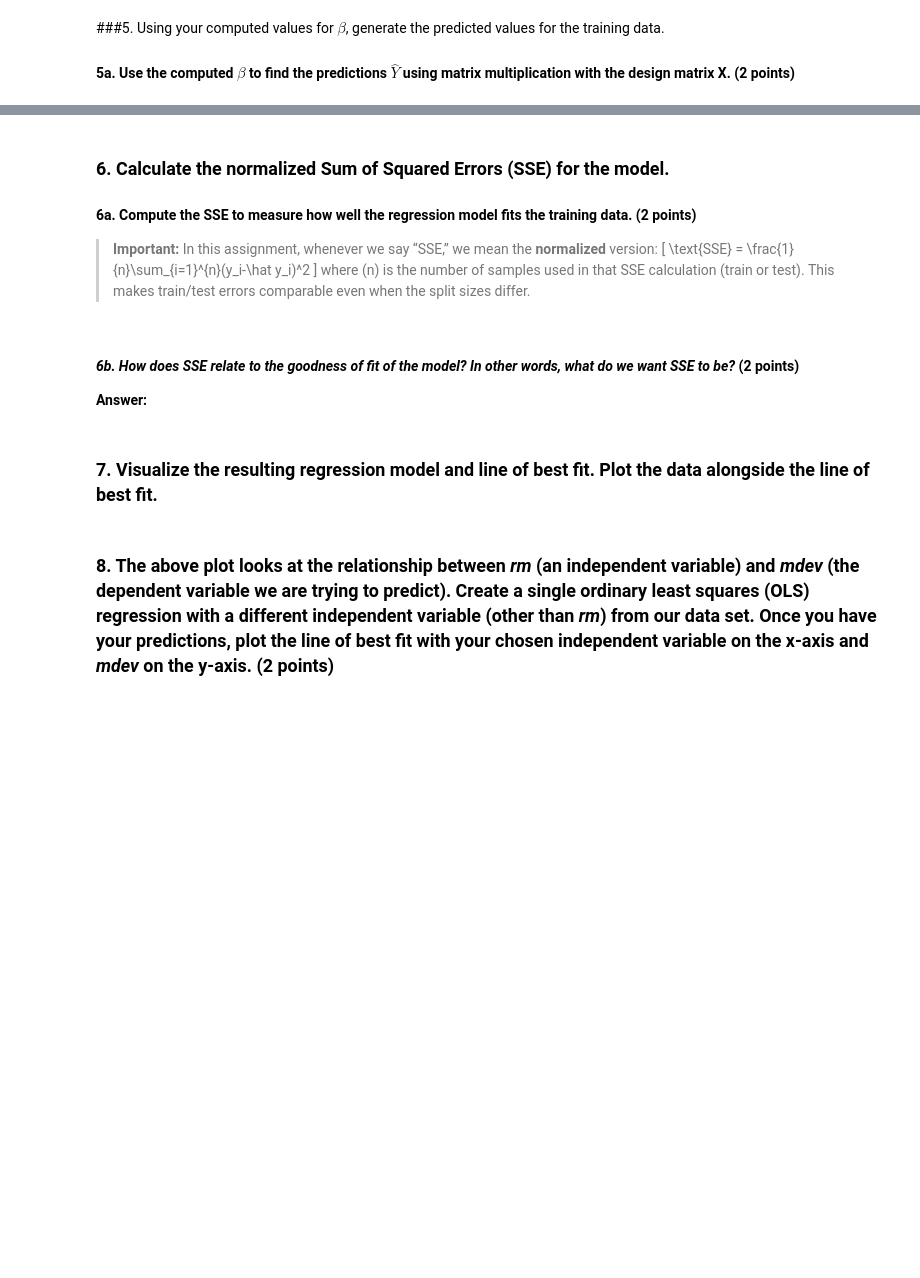
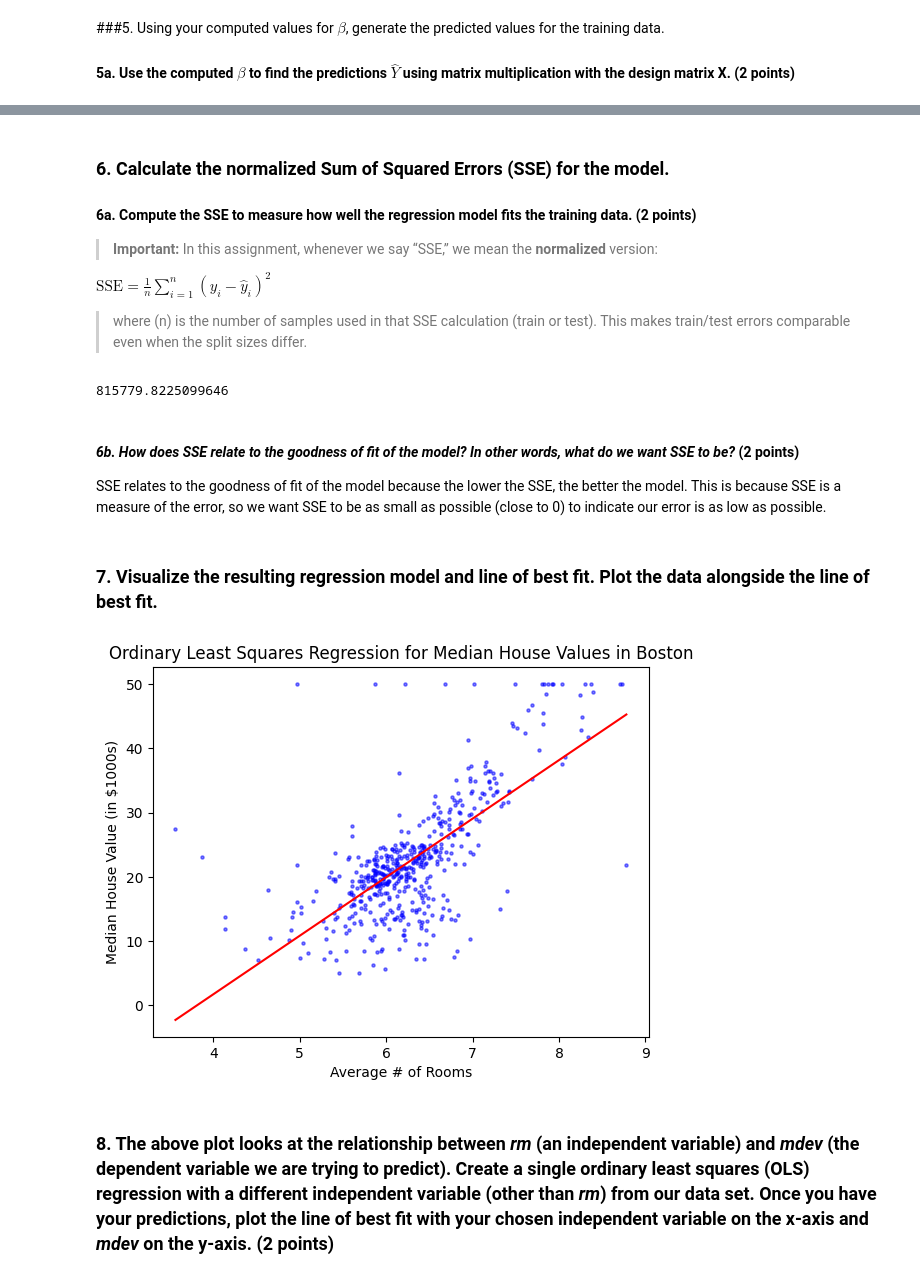
Before and after one commit to alibpowell/project2, a Jupyter notebook: 02_Student_Template_v2.ipynb, the cells around one changed output, grey strips where cells are left out. Drawn from its saved outputs; the diff is of its cells as text; code cells hidden in the pictures; blank space fills up the shorter version.

```diff
--- a/02_Student_Template_v2.ipynb
+++ b/02_Student_Template_v2.ipynb
@@ -218,3 +218,8 @@ Y = y.reshape(-1, 1)  # Reshape y to column vector (aka. nx1 matrix)
 # %%
 # insert your code for standardizing the data
 # **remember that currently, your x variable is just the rm column, when you do question 7 and after, make sure every non-label column you use is also standardized**
+means = np.mean(x, axis=0)
+stds = np.std(x, axis=0)
+x_standardized = (x - means) / stds
+
+print(x_standardized)
@@ -239,0 +259,6 @@ Y = y.reshape(-1, 1)  # Reshape y to column vector (aka. nx1 matrix)
+# %%
+# Compute beta vector
+n = len(x_standardized)
+X = np.column_stack([np.ones(n), x_standardized])
+betas = np.linalg.lstsq(X, y, rcond=None)[0]
+print(betas)
@@ -254,20 +306,33 @@ def predict(X, beta):
 #### 6a. Compute the SSE to measure how well the regression model fits the training data. **(2 points)**
 
 > **Important:** In this assignment, whenever we say “SSE,” we mean the **normalized** version:
-> \[
-> \text{SSE} = \frac{1}{n}\sum_{i=1}^{n}(y_i-\hat y_i)^2
-> \]
+
+$ \text{SSE} = \frac{1}{n}\sum_{i=1}^{n}(y_i-\hat y_i)^2$
+
 > where \(n\) is the number of samples used in that SSE calculation (train or test). This makes train/test errors comparable even when the split sizes differ.
 # %%
 # Compute the **normalized** SSE (SSE/n) and store it in the variable `sse`.
 # SSE = (1/n) * sum_i (y_i - yhat_i)^2, where n = number of samples used in this SSE.
-# TODO: implement below
+
+sse = (1/n)*(np.sum(y-Y_pred)**2)
+print(sse)
+# %% [output]
+815779.8225099646
 # %% [markdown]
 #### *6b. How does SSE relate to the goodness of fit of the model? In other words, what do we want SSE to be?* **(2 points)**
 
-
-**Answer:**
+SSE relates to the goodness of fit of the model because the lower the SSE, the better the model. This is because SSE is a measure of the error, so we want SSE to be as small as possible (close to 0) to indicate our error is as low as possible.
 # %% [markdown]
 ### 7. Visualize the resulting regression model and line of best fit. Plot the data alongside the line of best fit.
+# %%
+X_vals = np.linspace(x_standardized.min(), x_standardized.max(), num=1000)
+plt.scatter(x, y, s=5, c='b', alpha=0.5)
+plt.plot((X_vals * np.std(x)) + np.mean(x), betas[0] + betas[1] * X_vals, 'r')
+plt.ylabel('Median House Value (in $1000s)')
+plt.xlabel('Average # of Rooms')
+plt.title('Ordinary Least Squares Regression for Median House Values in Boston')
+plt.show()
+# %% [output]
+[figure, added]
 # %% [markdown]
 ### 8. The above plot looks at the relationship between *rm* (an independent variable) and *mdev* (the dependent variable we are trying to predict). Create a single ordinary least squares (OLS) regression with a different independent variable (other than *rm*) from our data set. Once you have your predictions, plot the line of best fit with your chosen independent variable on the x-axis and *mdev* on the y-axis. **(2 points)**
```
Also changed, not shown: parts of 12 cells of this notebook.
